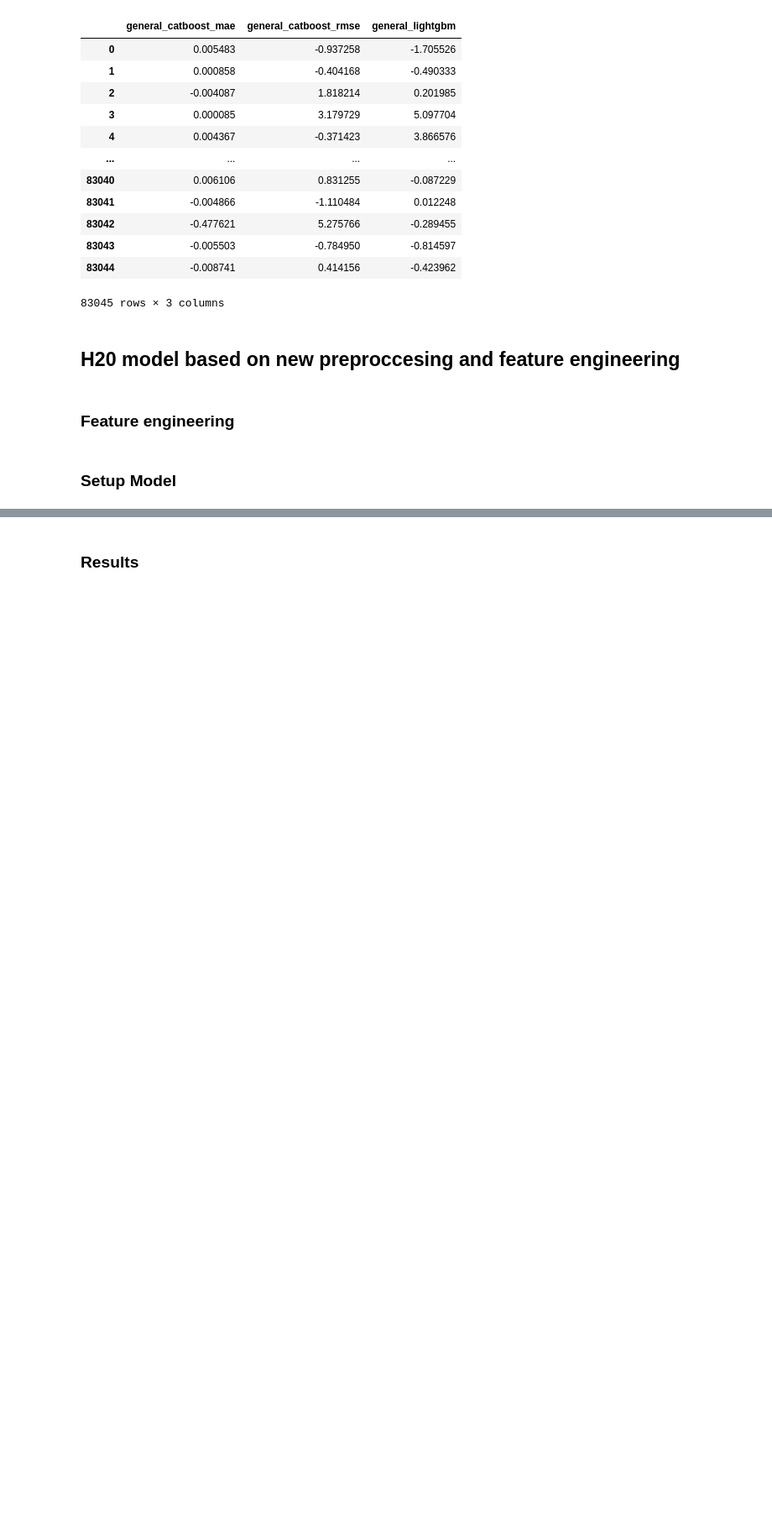
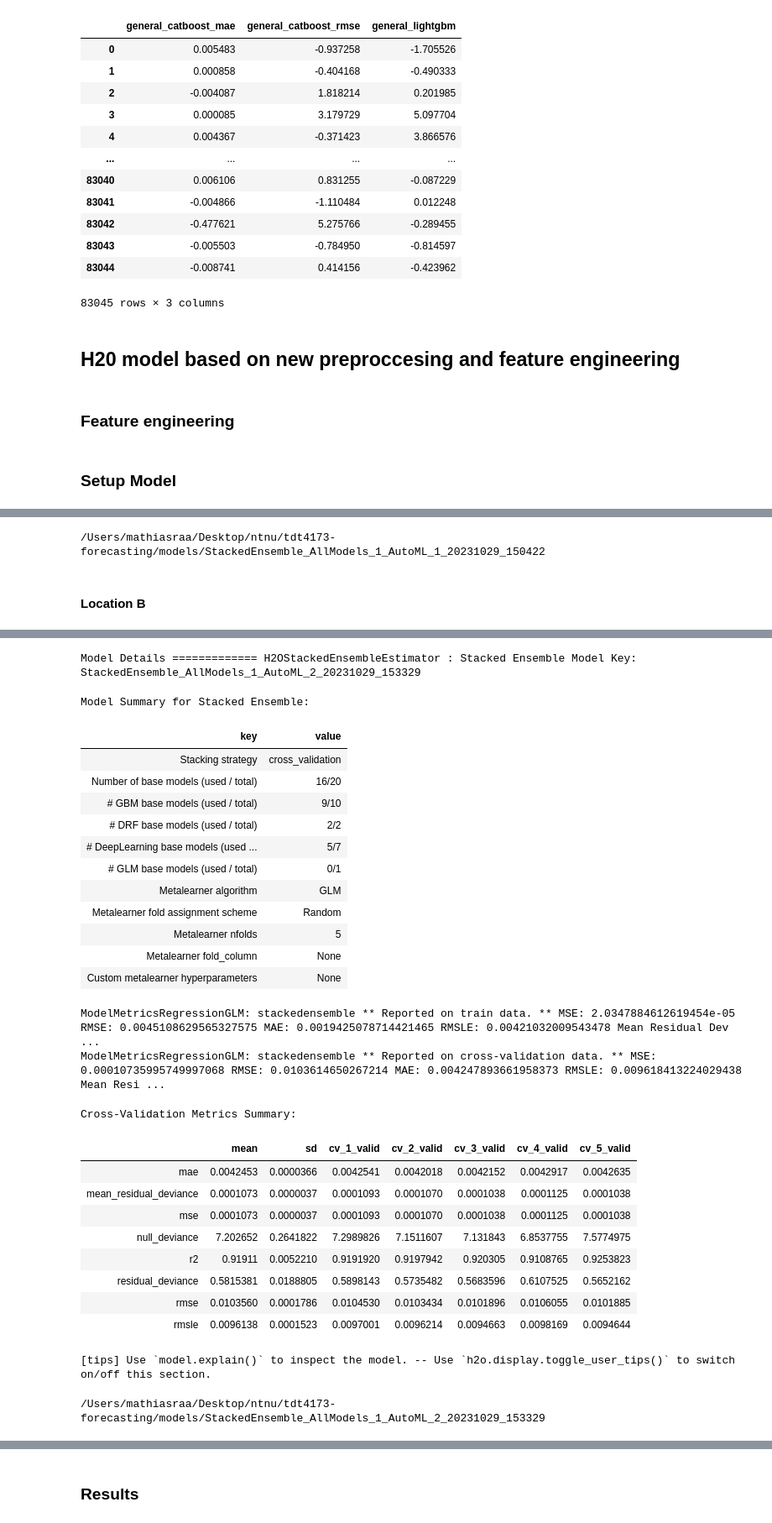
Before and after one commit to mathiasraa/tdt4173-forecasting, a Jupyter notebook: notebooks/modeling.ipynb, the cells around one changed output, grey strips where cells are left out. Shown at 84% size. Saved outputs shown, nothing was run; the diff lists cells and outputs as text; code cells hidden in the pictures; blank space fills up the shorter version.

```diff
--- a/notebooks/modeling.ipynb
+++ b/notebooks/modeling.ipynb
@@ -710,3 +460,6 @@ prediction_df_scaled_df.head()
+# %%
+result["general_catboost"] = all_preds.sort_index()[0]
+test_result["general_catboost"] = pd.DataFrame(y_scaler.inverse_transform(preds.reshape(-1, 1)), columns=["pv_measurement"])
 # %% [markdown]
 ## 1. General Model - CatBoost (best recreated with estimated weighted more)
 # %% [markdown]
@@ -779,22 +540,2 @@ Value 0.6 appears 10925 times.
 # %% [markdown]
 ### Model Setup
-# %%
-# ---------------------------------------- CATBOOST ----------------------------------------
-from catboost import CatBoostRegressor
-
-cat_features = [0]
-model = CatBoostRegressor(iterations=1000, depth=9, loss_function="MAE", cat_features=cat_features)
-
-
-pv_measurment = train["pv_measurement"]
-train.drop("pv_measurement", axis=1, inplace=True)
-# Fit model
-model.fit(train, pv_measurment, sample_weight=weights)
-
-# Get predictions
-preds = model.predict(test)
-prediction_df = pd.DataFrame(preds)
-
-# Invert scaling
-prediction_df_scaled = y_scaler.inverse_transform(prediction_df)
-prediction_df_scaled_df = pd.DataFrame(prediction_df_scaled)
@@ -841,3 +632,6 @@ prediction_df_scaled_df.head(20)
+# %%
+result["weighted_catboost"] = all_preds.sort_index()[0]
+test_result["weighted_catboost"] = pd.DataFrame(y_scaler.inverse_transform(preds.reshape(-1, 1)), columns=["pv_measurement"])
 # %% [markdown]
 ## 1. General Model - XGBoost
 # %% [markdown]
@@ -1263,0 +1035,20 @@ lb.head(rows=lb.nrows)
+# %%
+model_path_A = h2o.save_model(model=h2o_model_A.leader, path="../models/", force=True)
+print(model_path_A)
+# %% [output]
+/Users/mathiasraa/Desktop/ntnu/tdt4173-forecasting/models/StackedEnsemble_AllModels_1_AutoML_1_20231029_150422
+# %% [markdown]
+#### Location B
+# %%
+h2o_train = h2o.H2OFrame(train[train.location == "B"].drop(columns="location"))
+
+h2o_model_B = h2o.automl.H2OAutoML(
+    max_models=20,
+    seed=1,#### Location A
+    stopping_metric="MAE",
+    sort_metric="MAE",
+    stopping_tolerance=0.01,
+)
+
+h2o_model_B.train(x=h2o_train.columns, y="pv_measurement", training_frame=h2o_train)
+# %% [output]
@@ -1263,0 +1072,32 @@ lb.head(rows=lb.nrows)
+Model Details ============= H2OStackedEnsembleEstimator : Stacked Ensemble Model Key: StackedEnsemble_AllModels_1_AutoML_2_20231029_153329
+Model Summary for Stacked Ensemble:
+| key | value |
+| Stacking strategy | cross_validation |
+| Number of base models (used / total) | 16/20 |
+| # GBM base models (used / total) | 9/10 |
+| # DRF base models (used / total) | 2/2 |
+| # DeepLearning base models (used ... | 5/7 |
+| # GLM base models (used / total) | 0/1 |
+| Metalearner algorithm | GLM |
+| Metalearner fold assignment scheme | Random |
+| Metalearner nfolds | 5 |
+| Metalearner fold_column | None |
+| Custom metalearner hyperparameters | None |
+ModelMetricsRegressionGLM: stackedensemble ** Reported on train data. ** MSE: 2.0347884612619454e-05 RMSE: 0.0045108629565327575 MAE: 0.0019425078714421465 RMSLE: 0.00421032009543478 Mean Residual Dev ...
+ModelMetricsRegressionGLM: stackedensemble ** Reported on cross-validation data. ** MSE: 0.00010735995749997068 RMSE: 0.0103614650267214 MAE: 0.004247893661958373 RMSLE: 0.009618413224029438 Mean Resi ...
+Cross-Validation Metrics Summary:
+|  | mean | sd | cv_1_valid | cv_2_valid | cv_3_valid | cv_4_valid | cv_5_valid |
+| mae | 0.0042453 | 0.0000366 | 0.0042541 | 0.0042018 | 0.0042152 | 0.0042917 | 0.0042635 |
+| mean_residual_deviance | 0.0001073 | 0.0000037 | 0.0001093 | 0.0001070 | 0.0001038 | 0.0001125 | 0.0001038 |
+| mse | 0.0001073 | 0.0000037 | 0.0001093 | 0.0001070 | 0.0001038 | 0.0001125 | 0.0001038 |
+| null_deviance | 7.202652 | 0.2641822 | 7.2989826 | 7.1511607 | 7.131843 | 6.8537755 | 7.5774975 |
+| r2 | 0.91911 | 0.0052210 | 0.9191920 | 0.9197942 | 0.920305 | 0.9108765 | 0.9253823 |
+| residual_deviance | 0.5815381 | 0.0188805 | 0.5898143 | 0.5735482 | 0.5683596 | 0.6107525 | 0.5652162 |
+| rmse | 0.0103560 | 0.0001786 | 0.0104530 | 0.0103434 | 0.0101896 | 0.0106055 | 0.0101885 |
+| rmsle | 0.0096138 | 0.0001523 | 0.0097001 | 0.0096214 | 0.0094663 | 0.0098169 | 0.0094644 |
+[tips] Use `model.explain()` to inspect the model. -- Use `h2o.display.toggle_user_tips()` to switch on/off this section.
+# %%
+model_path_B = h2o.save_model(model=h2o_model_B.leader, path="../models/", force=True)
+print(model_path_B)
+# %% [output]
+/Users/mathiasraa/Desktop/ntnu/tdt4173-forecasting/models/StackedEnsemble_AllModels_1_AutoML_2_20231029_153329
```
Also changed, not shown: parts of 75 cells of this notebook, 2 other files.
